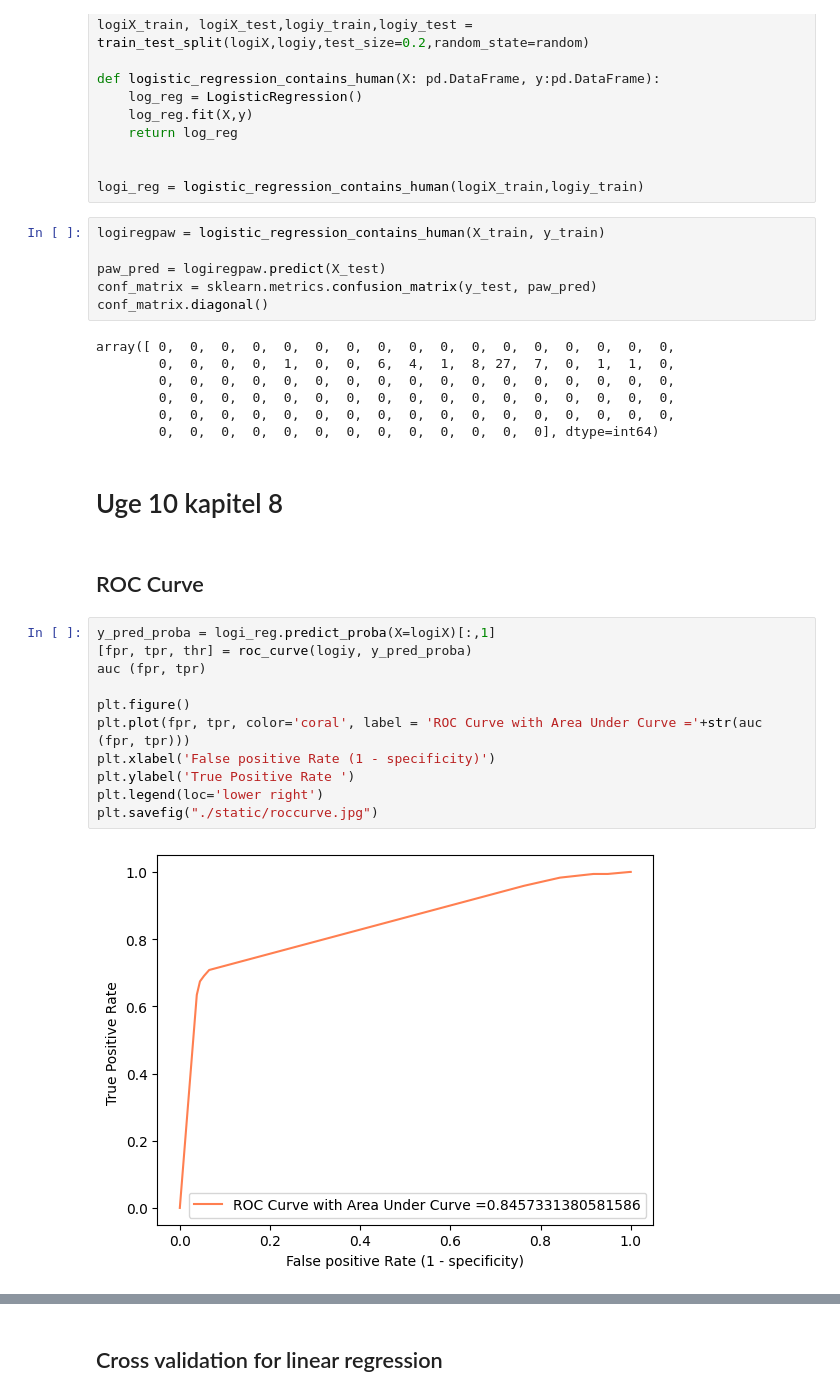
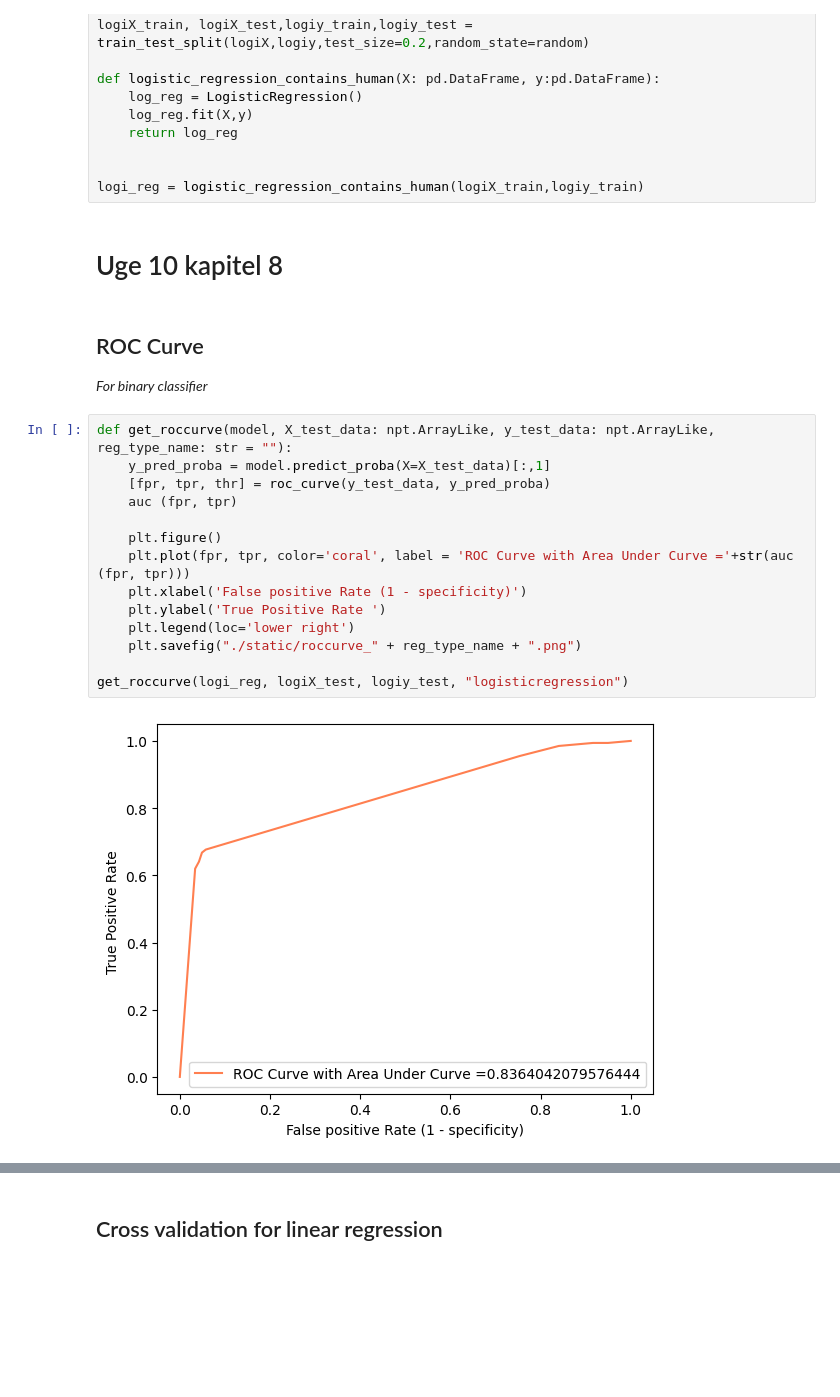
Before and after one commit to Alex9667/PetfinderPawpularityScore, a Jupyter notebook: app.ipynb, the cells around one changed output, grey strips where cells are left out. Drawn from its saved outputs; the diff is of its cells as text; blank space fills up the shorter version.

Commit message:
Added reusability to metrics by making functions

```diff
--- a/app.ipynb
+++ b/app.ipynb
@@ -69,35 +70,26 @@ def logistic_regression_contains_human(X: pd.DataFrame, y:pd.DataFrame):
 
 
 logi_reg = logistic_regression_contains_human(logiX_train,logiy_train)
-# %%
-logiregpaw = logistic_regression_contains_human(X_train, y_train)
-
-paw_pred = logiregpaw.predict(X_test)
-conf_matrix = sklearn.metrics.confusion_matrix(y_test, paw_pred)
-conf_matrix.diagonal()
-# %% [output]
-array([ 0,  0,  0,  0,  0,  0,  0,  0,  0,  0,  0,  0,  0,  0,  0,  0,  0,
-        0,  0,  0,  0,  1,  0,  0,  6,  4,  1,  8, 27,  7,  0,  1,  1,  0,
-        0,  0,  0,  0,  0,  0,  0,  0,  0,  0,  0,  0,  0,  0,  0,  0,  0,
-        0,  0,  0,  0,  0,  0,  0,  0,  0,  0,  0,  0,  0,  0,  0,  0,  0,
-        0,  0,  0,  0,  0,  0,  0,  0,  0,  0,  0,  0,  0,  0,  0,  0,  0,
-        0,  0,  0,  0,  0,  0,  0,  0,  0,  0,  0,  0,  0], dtype=int64)
 # %% [markdown]
 # Uge 10 kapitel 8
 # %% [markdown]
 ## ROC Curve
+*For binary classifier*
 # %%
-y_pred_proba = logi_reg.predict_proba(X=logiX)[:,1]
-[fpr, tpr, thr] = roc_curve(logiy, y_pred_proba)
-auc (fpr, tpr)
+def get_roccurve(model, X_test_data: npt.ArrayLike, y_test_data: npt.ArrayLike, reg_type_name: str = ""):
+    y_pred_proba = model.predict_proba(X=X_test_data)[:,1]
+    [fpr, tpr, thr] = roc_curve(y_test_data, y_pred_proba)
+    auc (fpr, tpr)
 
-plt.figure()
-plt.plot(fpr, tpr, color='coral', label = 'ROC Curve with Area Under Curve ='+str(auc (fpr, tpr)))
-plt.xlabel('False positive Rate (1 - specificity)')
-plt.ylabel('True Positive Rate ')
-plt.legend(loc='lower right')
-plt.savefig("./static/roccurve.jpg")
+    plt.figure()
+    plt.plot(fpr, tpr, color='coral', label = 'ROC Curve with Area Under Curve ='+str(auc (fpr, tpr)))
+    plt.xlabel('False positive Rate (1 - specificity)')
+    plt.ylabel('True Positive Rate ')
+    plt.legend(loc='lower right')
+    plt.savefig("./static/roccurve_" + reg_type_name + ".png")
+
+get_roccurve(logi_reg, logiX_test, logiy_test, "logisticregression")
 # %% [output]
-[figure, old version]
+[figure, new version]
 # %% [markdown]
 ## Confusion matrix
```
Also changed, not shown: parts of 6 cells of this notebook, 1 other file.
